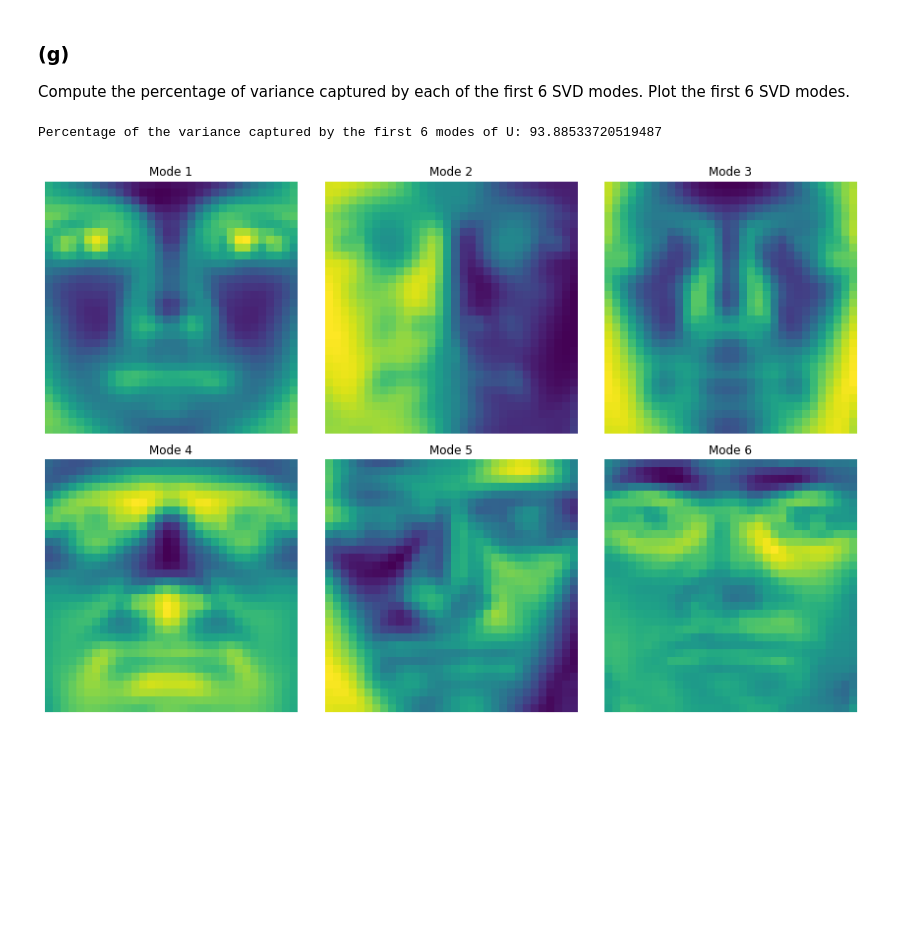
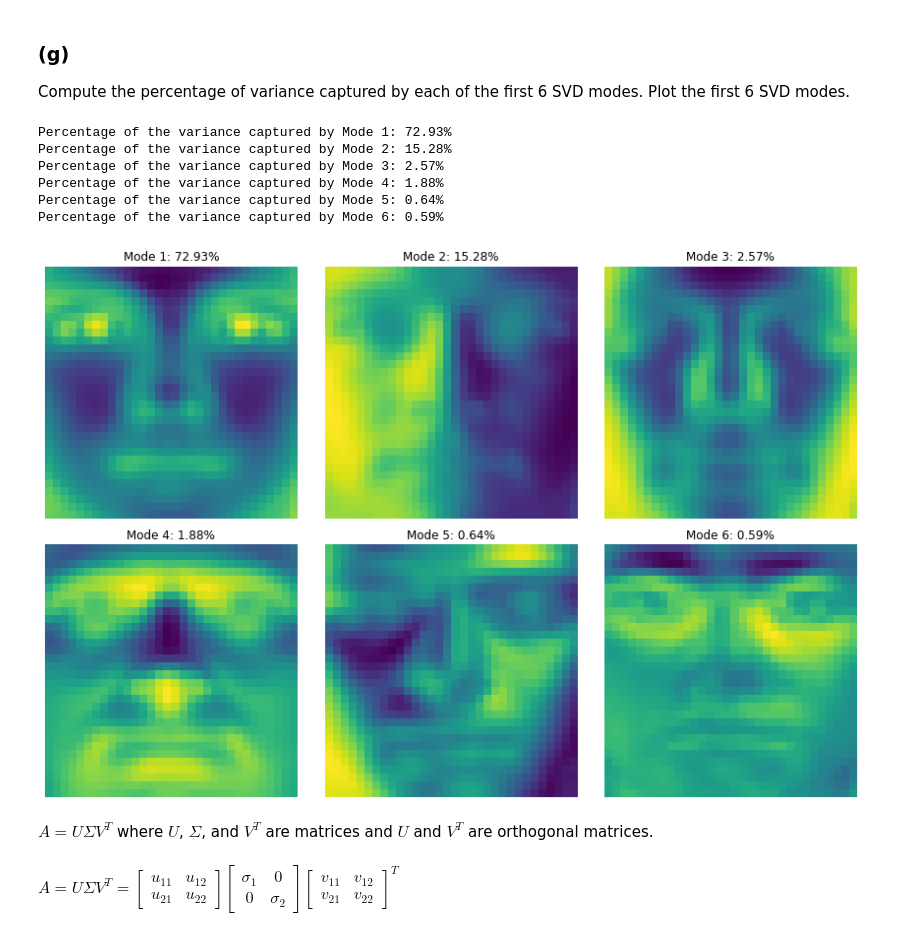
Before and after one commit to ewan-lister/EE-399, a Jupyter notebook: Homework/HW2/HW2_Code.ipynb, the cells around one changed output. Saved outputs shown, nothing was run; the diff lists cells and outputs as text; code cells hidden in the pictures; blank space fills up the shorter version.

```diff
--- a/Homework/HW2/HW2_Code.ipynb
+++ b/Homework/HW2/HW2_Code.ipynb
@@ -235,26 +238,56 @@ Norm difference of the absolute values: 5.688808695715053e-16
 
 Compute the percentage of variance captured by each of the first 6 SVD modes. Plot the first 6 SVD modes.
 # %%
-# Compute the variance captured by the first 6 modes
-variance_captured = np.sum(S[:6] ** 2) / np.sum(S ** 2)
+# Compute the total variance captured by all modes
+total_variance_captured = np.sum(S ** 2)
+
+# Compute the variance captured by each mode
+variance_captured = (S ** 2) / total_variance_captured
 
 # Convert the variance captured to percentage
 percentage_variance_captured = variance_captured * 100
 
-print("Percentage of the variance captured by the first 6 modes of U:", percentage_variance_captured)
+# Print the percentage of the variance captured by each mode
+for i in range(6):
+    print("Percentage of the variance captured by Mode {}: {:.2f}%".format(i+1, percentage_variance_captured[i]))
 
 # Plot the first six modes as images
 fig, axs = plt.subplots(2, 3, figsize=(12, 8))
 
 for i in range(6):
     row = i // 3
     col = i % 3
     axs[row, col].imshow(U[:, i].reshape(32, 32), cmap='viridis')
-    axs[row, col].set_title('Mode {}'.format(i+1))
+    axs[row, col].set_title('Mode {}: {:.2f}%'.format(i+1, percentage_variance_captured[i]))
     axs[row, col].axis('off')
 
 plt.tight_layout()
+plt.savefig('./Figures/first_6_modes.png')
 plt.show()
 # %% [output]
-Percentage of the variance captured by the first 6 modes of U: 93.88533720519487
+Percentage of the variance captured by Mode 1: 72.93%
+Percentage of the variance captured by Mode 2: 15.28%
+Percentage of the variance captured by Mode 3: 2.57%
+Percentage of the variance captured by Mode 4: 1.88%
+Percentage of the variance captured by Mode 5: 0.64%
+Percentage of the variance captured by Mode 6: 0.59%
-[figure, old version]
+[figure, new version]
+# %% [markdown]
+$A = U\Sigma V^T$
+where $U$, $\Sigma$, and $V^T$ are matrices and $U$ and $V^T$ are orthogonal matrices.
+# %% [markdown]
+$\begin{equation*}
+A = U\Sigma V^T =
+\begin{bmatrix}
+u_{11} & u_{12} \\
+u_{21} & u_{22}
+\end{bmatrix}
+\begin{bmatrix}
+\sigma_1 & 0 \\
+0 & \sigma_2
+\end{bmatrix}
+\begin{bmatrix}
+v_{11} & v_{12} \\
+v_{21} & v_{22}
+\end{bmatrix}^T
+\end{equation*}$
```
Also changed, not shown: parts of 6 cells of this notebook, 5 other files.
